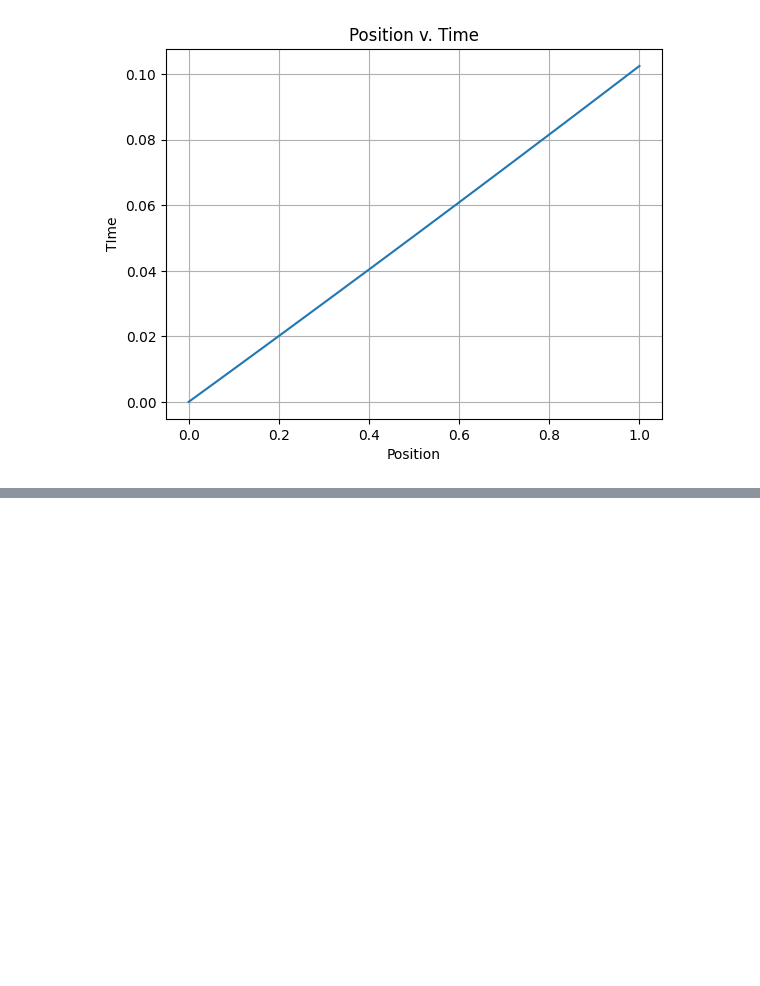
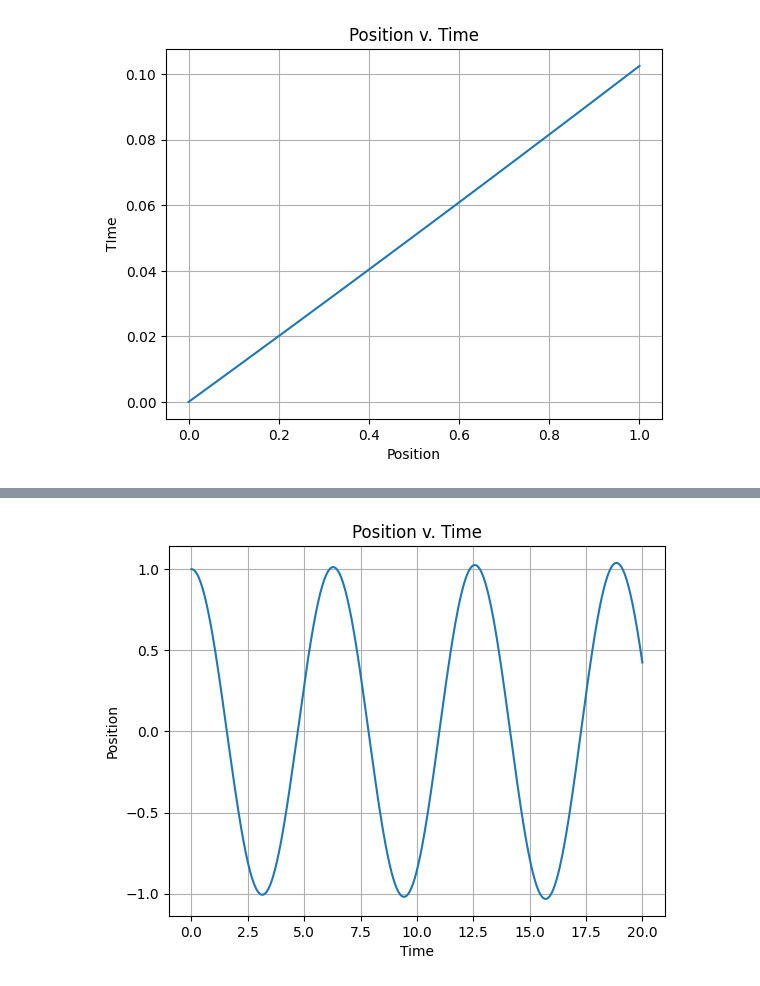
Before and after one commit to AlyanaJusino/pn_trajectories_26, a Jupyter notebook: pnresearch.ipynb, the cells around one changed output, grey strips where cells are left out. Saved outputs shown, nothing was run; the diff lists cells and outputs as text; code cells hidden in the pictures; blank space fills up the shorter version.

```diff
--- a/pnresearch.ipynb
+++ b/pnresearch.ipynb
@@ -136,0 +143,25 @@ plt.show()
+# %%
+#start of our spring equation
+def spring_eq(y,t):
+    return np.array([y[1], -y[0]]) #this is the vectors of the position and velocity
+    #y(0) is position
+    #y(1) is velocity
+# %%
+N = 5000 #how many steps or points it takes
+y0 = np.array([1.0, 0.0]) #initial, position 1 is
+
+t = np.linspace(0,20,N) #start at 0 seconds and end at 20 seconds
+
+y = setup_and_solve(y0=y0, t=t, f=spring_eq) #change f to f = spring_eq to call
+#back to the function
+# %%
+plt.plot(t, y[0])
+
+plt.xlabel("Time")
+plt.ylabel("Position")
+plt.title("Position v. Time")
+
+plt.grid() #because grid lines look nice sometimes
+plt.show()
+# %% [output]
+[figure, added]
```
Also changed, not shown: parts of 11 cells of this notebook.
